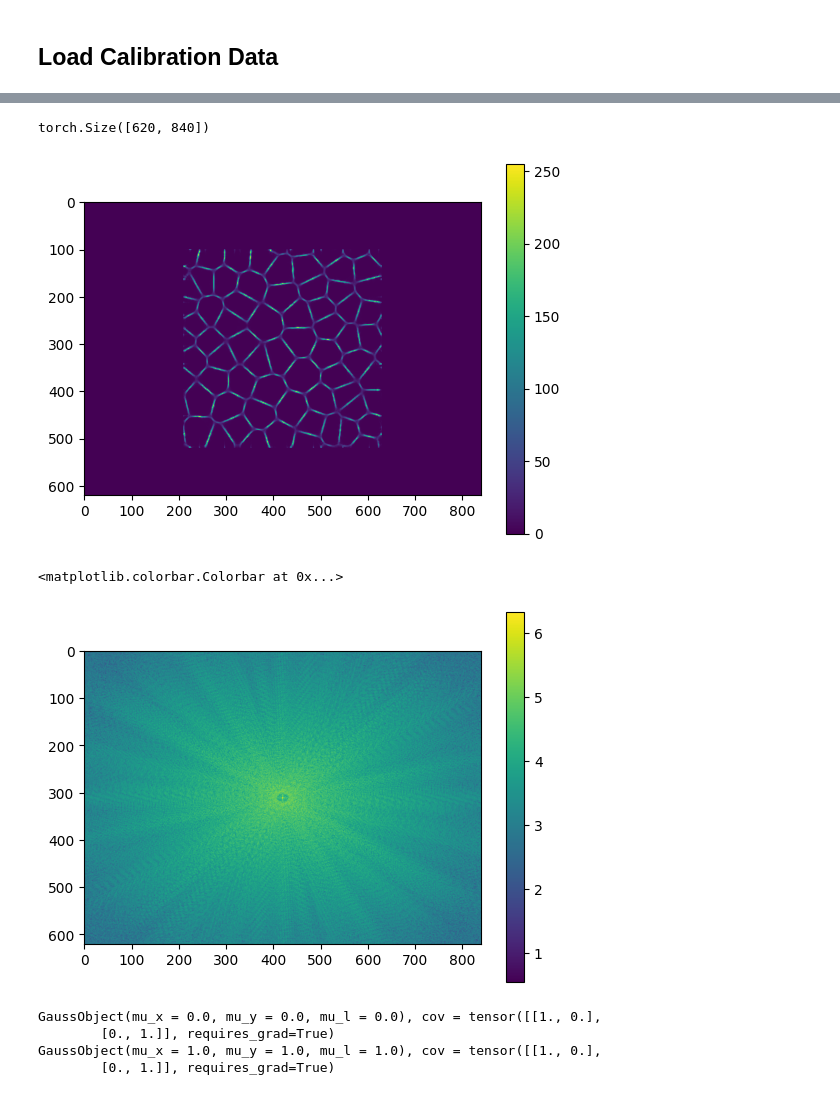
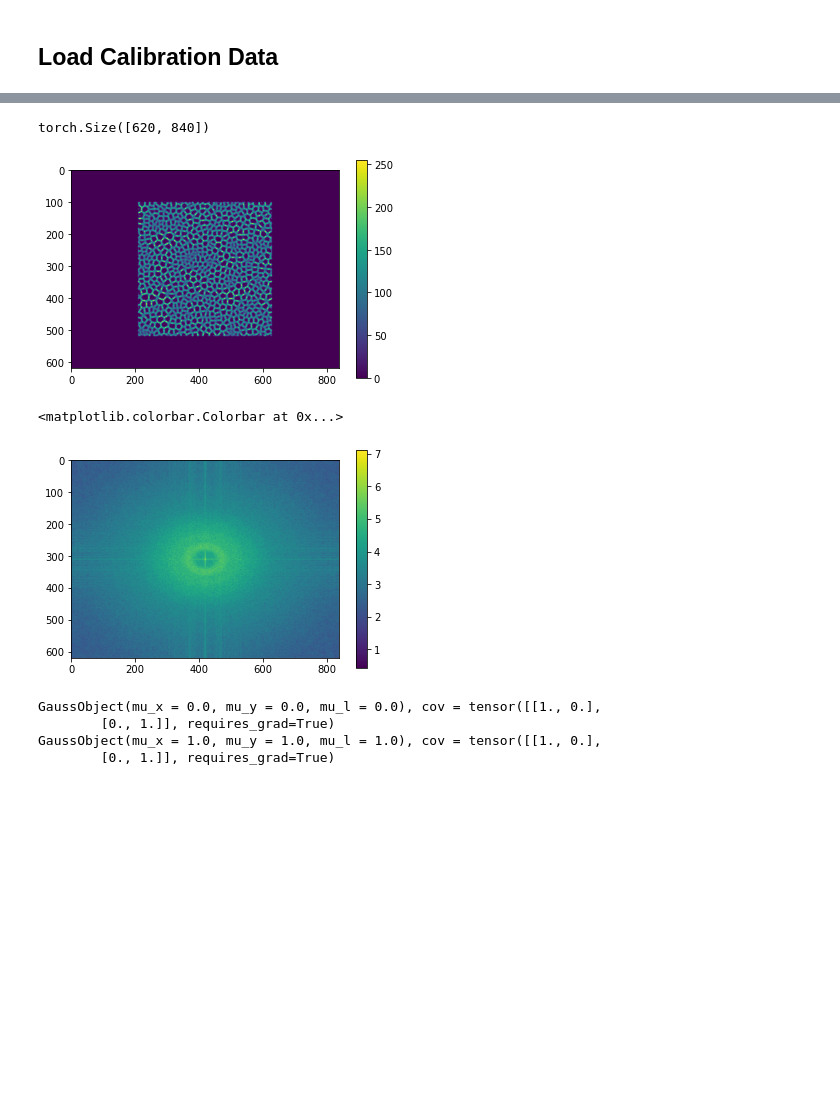
Before and after one commit to neerja/spectralmicroscope_gaussiansplatting, a Jupyter notebook: GaussSplatting/gaussian_splatting1.ipynb, the cells around one changed output, grey strips where cells are left out. Drawn from its saved outputs; the diff is of its cells as text; code cells hidden in the pictures; blank space fills up the shorter version.

```diff
--- a/GaussSplatting/gaussian_splatting1.ipynb
+++ b/GaussSplatting/gaussian_splatting1.ipynb
@@ -58,29 +59,29 @@ FileNotFoundError: [Errno 2] No such file or directory: '../Calibration_Data/fil
 # %%
 # load psf
 datafolder = '../Calibration_Data'
 # ACTION: choose psf file here
-fname = 'psf_300_1.png'
+fname = 'psf_090_1.png'
 # change the above two lines
 psf = torch.from_numpy(imageio.imread(os.path.join(datafolder, fname)))
 h = sdc.pad2d(psf)  # pad the psf
 h = h[110:730,:] # make the same size as calibration data.
 print(h.shape)
 
 plt.figure()
 plt.imshow(h)
 plt.colorbar()
 plt.show()
 
 # padh = sdc.pad2d(h)  # pad the psf  (to help with the shifting?)
 # compute the FFT
 Hfft = torch.fft.fftshift(torch.fft.fft2(h,dim=(0,1)))
 plt.imshow(torch.log10(torch.abs(Hfft)))
 plt.colorbar()
 # %% [output]
 torch.Size([620, 840])
-[figure, old version]
+[figure, new version]
 <matplotlib.colorbar.Colorbar at 0x...>
-[figure, old version]
+[figure, new version]
 # %%
 # create a gaussian point
 class GaussObject:
```
Also changed, not shown: parts of 3 cells of this notebook, 6 other files.
